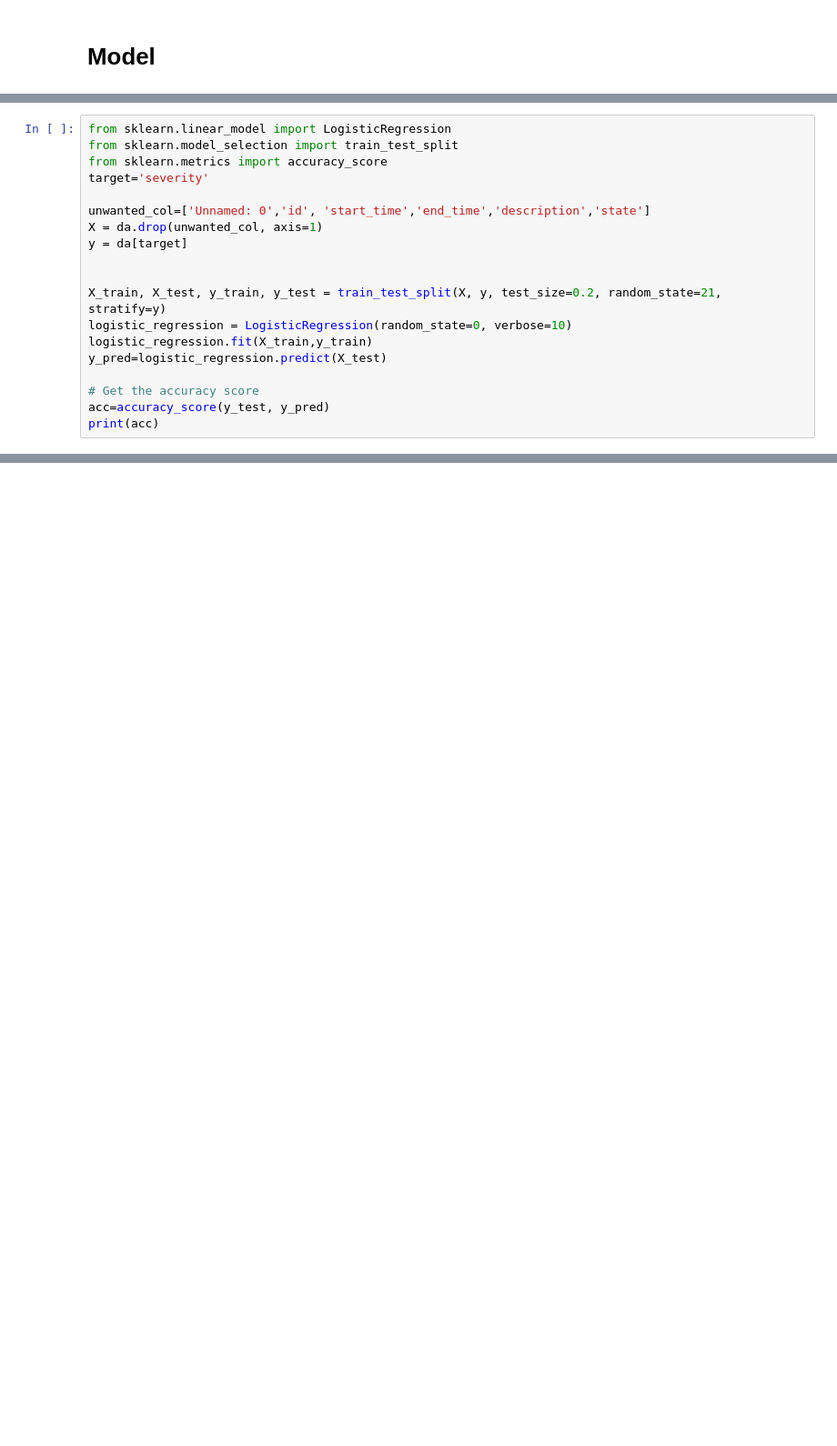
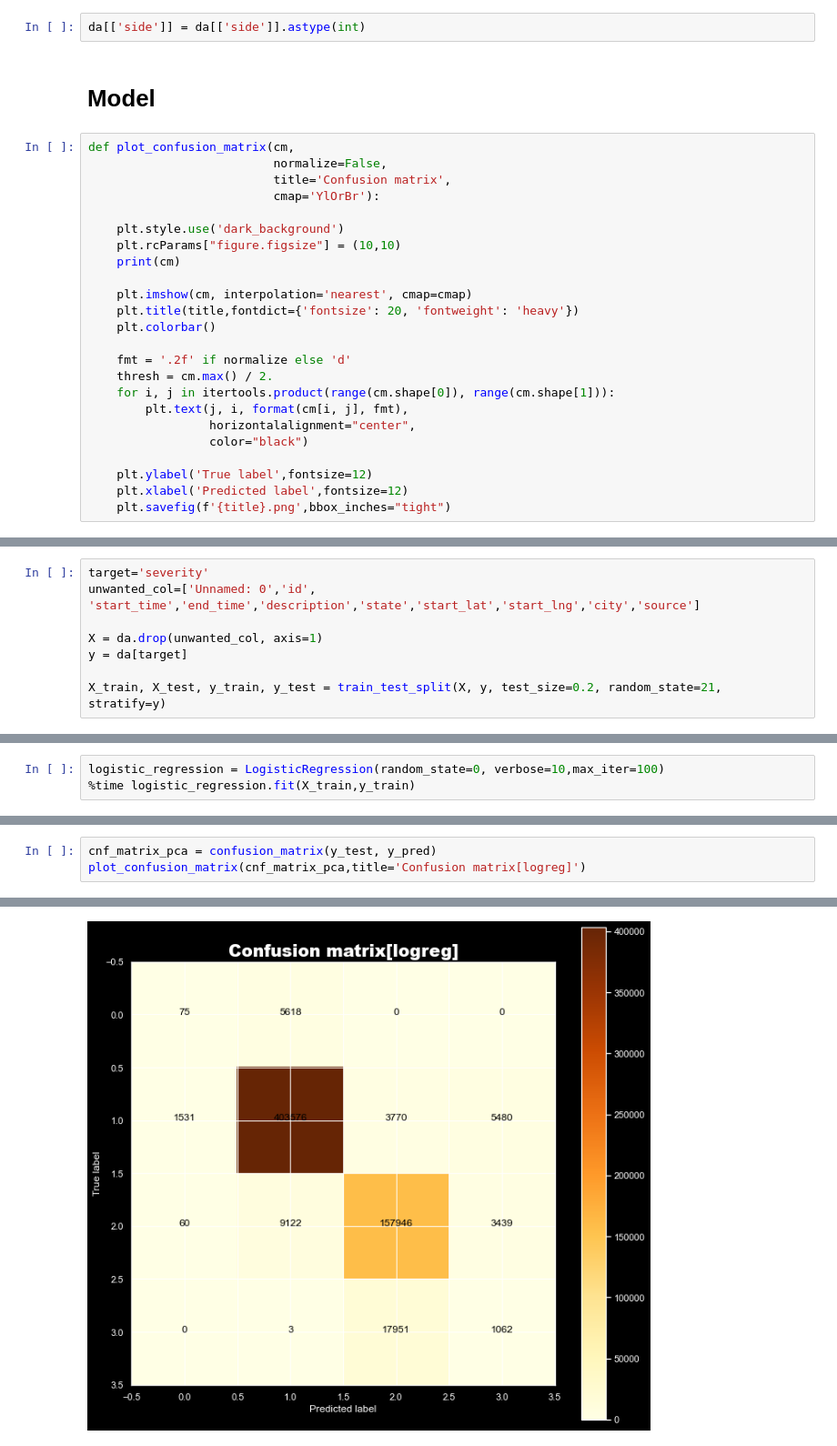
Before and after one commit to pvn-leo/DataAnalytics, a Jupyter notebook: model1.ipynb, the cells around one changed output, grey strips where cells are left out. Shown at 91% size. Saved outputs shown, nothing was run; the diff lists cells and outputs as text; blank space fills up the shorter version.

```diff
--- a/model1.ipynb
+++ b/model1.ipynb
@@ -167,2 +203,28 @@ Index(['Unnamed: 0', 'id', 'source', 'severity', 'start_time', 'end_time',
+# %%
+da[['side']] = da[['side']].astype(int)
 # %% [markdown]
 # Model
+# %%
+def plot_confusion_matrix(cm,
+                          normalize=False,
+                          title='Confusion matrix',
+                          cmap='YlOrBr'):
+
+    plt.style.use('dark_background')
+    plt.rcParams["figure.figsize"] = (10,10)
+    print(cm)
+
+    plt.imshow(cm, interpolation='nearest', cmap=cmap)
+    plt.title(title,fontdict={'fontsize': 20, 'fontweight': 'heavy'})
+    plt.colorbar()
+
+    fmt = '.2f' if normalize else 'd'
+    thresh = cm.max() / 2.
+    for i, j in itertools.product(range(cm.shape[0]), range(cm.shape[1])):
+        plt.text(j, i, format(cm[i, j], fmt),
+                 horizontalalignment="center",
+                 color="black")
+
+    plt.ylabel('True label',fontsize=12)
+    plt.xlabel('Predicted label',fontsize=12)
+    plt.savefig(f'{title}.png',bbox_inches="tight")
@@ -169,19 +235,8 @@ Index(['Unnamed: 0', 'id', 'source', 'severity', 'start_time', 'end_time',
 # %%
-from sklearn.linear_model import LogisticRegression
-from sklearn.model_selection import train_test_split
-from sklearn.metrics import accuracy_score
 target='severity'
+unwanted_col=['Unnamed: 0','id', 'start_time','end_time','description','state','start_lat','start_lng','city','source']
 
-unwanted_col=['Unnamed: 0','id', 'start_time','end_time','description','state']
 X = da.drop(unwanted_col, axis=1)
 y = da[target]
 
-
 X_train, X_test, y_train, y_test = train_test_split(X, y, test_size=0.2, random_state=21, stratify=y)
-logistic_regression = LogisticRegression(random_state=0, verbose=10)
-logistic_regression.fit(X_train,y_train)
-y_pred=logistic_regression.predict(X_test)
-
-# Get the accuracy score
-acc=accuracy_score(y_test, y_pred)
-print(acc)
@@ -199,0 +243,3 @@ Please also refer to the documentation for alternative solver options:
+# %%
+logistic_regression = LogisticRegression(random_state=0, verbose=10,max_iter=100)
+%time logistic_regression.fit(X_train,y_train)
@@ -199,0 +278,4 @@ Please also refer to the documentation for alternative solver options:
+# %%
+cnf_matrix_pca = confusion_matrix(y_test, y_pred)
+plot_confusion_matrix(cnf_matrix_pca,title='Confusion matrix[logreg]')
+# %% [output]
@@ -199,0 +286 @@ Please also refer to the documentation for alternative solver options:
+[figure, added]
```
Also changed, not shown: parts of 22 cells of this notebook.
